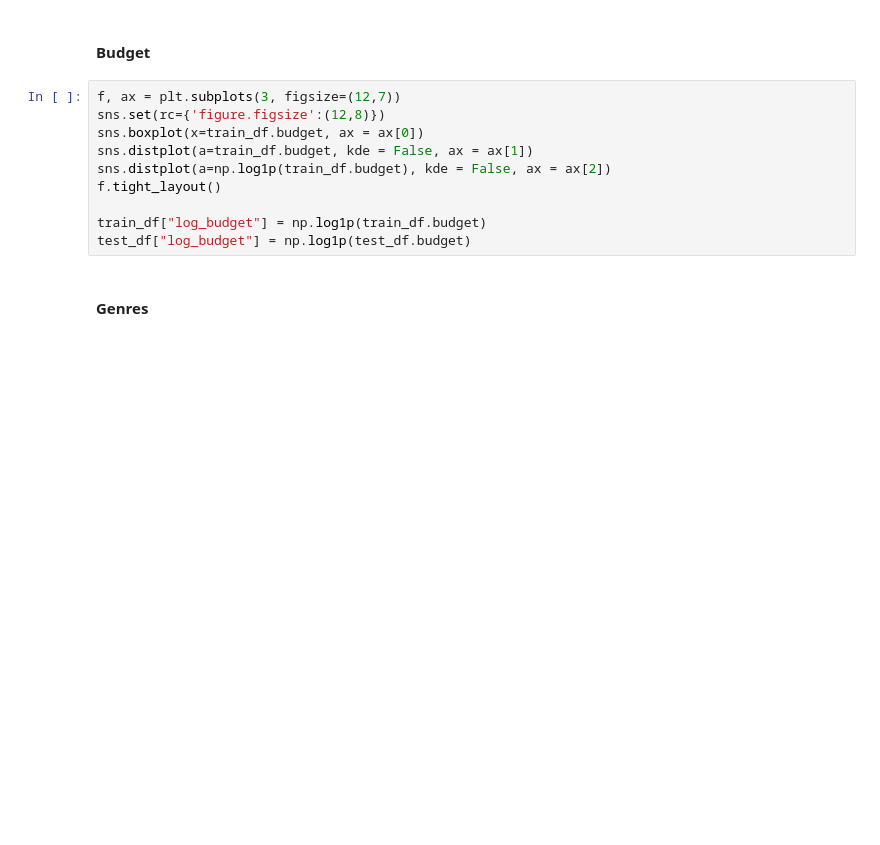
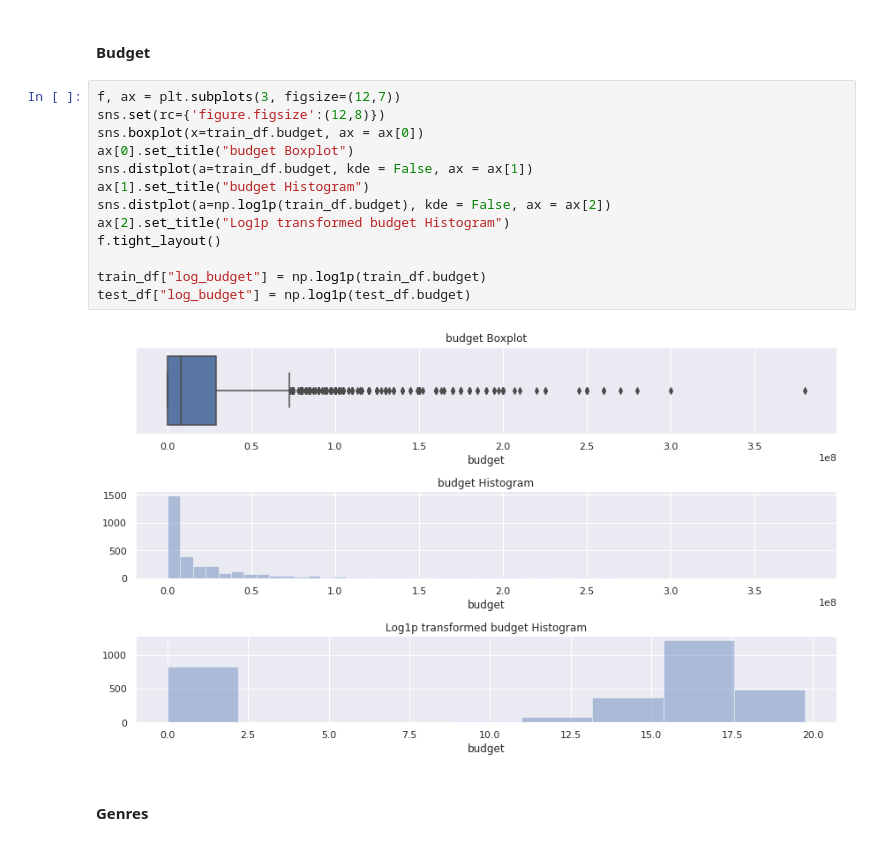
Before and after one commit to praxitelisk/TMDB-Box-Office-Prediction, a Jupyter notebook: TMDB Box Office Prediction EDA + ML.ipynb, the cells around one changed output. Saved outputs shown, nothing was run; the diff lists cells and outputs as text; blank space fills up the shorter version.

```diff
--- a/TMDB Box Office Prediction EDA + ML.ipynb
+++ b/TMDB Box Office Prediction EDA + ML.ipynb
@@ -78,13 +124,18 @@ train_df["log_revenue"] = np.log1p(train_df.revenue)
 # %%
 f, ax = plt.subplots(3, figsize=(12,7))
 sns.set(rc={'figure.figsize':(12,8)})
 sns.boxplot(x=train_df.budget, ax = ax[0])
+ax[0].set_title("budget Boxplot")
 sns.distplot(a=train_df.budget, kde = False, ax = ax[1])
+ax[1].set_title("budget Histogram")
 sns.distplot(a=np.log1p(train_df.budget), kde = False, ax = ax[2])
+ax[2].set_title("Log1p transformed budget Histogram")
 f.tight_layout()
 
 train_df["log_budget"] = np.log1p(train_df.budget)
 test_df["log_budget"] = np.log1p(test_df.budget)
+# %% [output]
+[figure, added]
 # %% [markdown]
 #### Genres
 # %%
```
Also changed, not shown: parts of 44 cells of this notebook.
